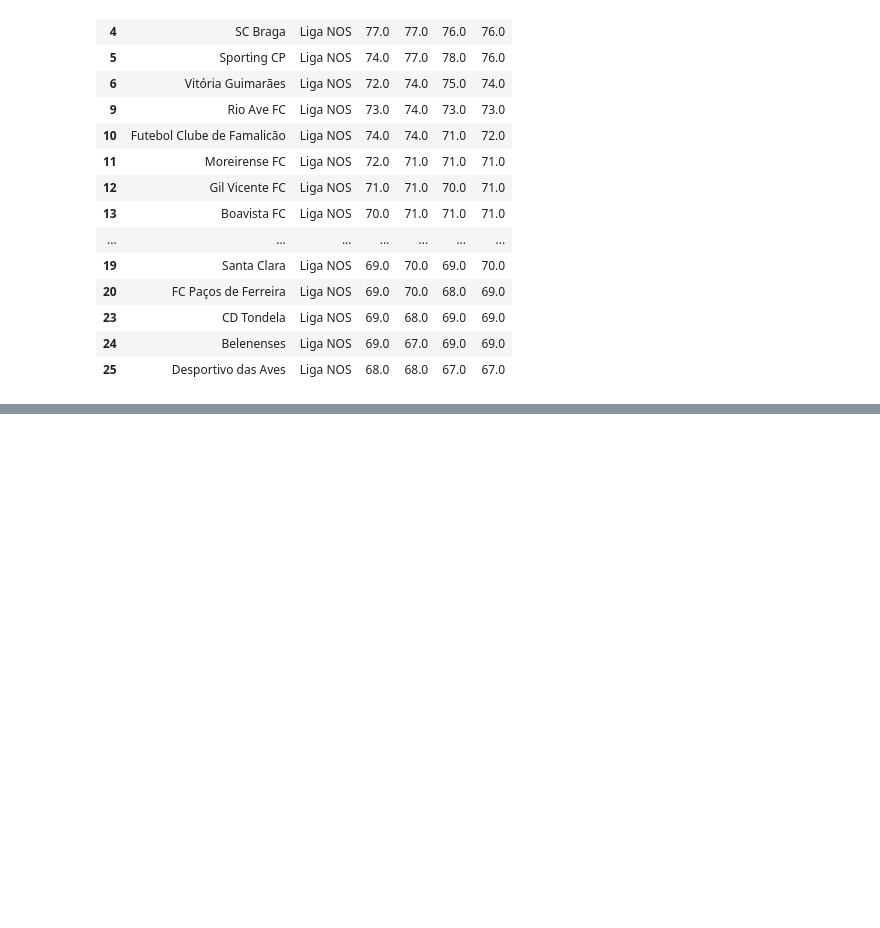
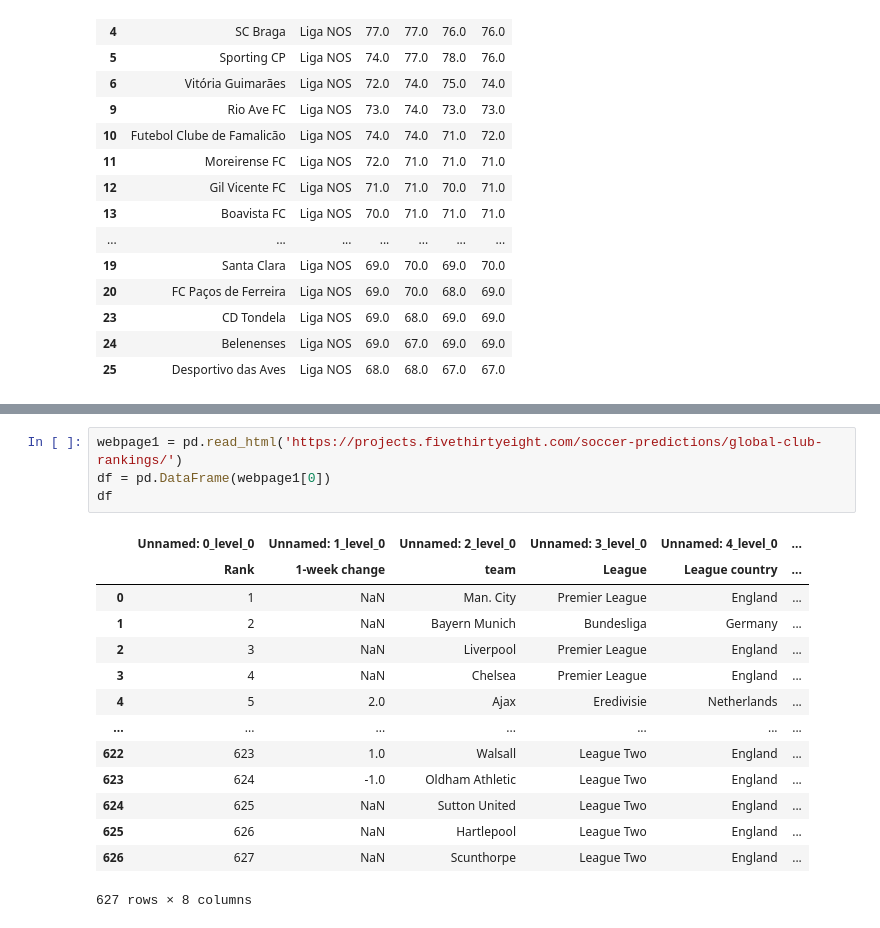
Before and after one commit to TiagoVilaVerde/TFM_KSCHOOL, a Jupyter notebook: 2. Extract teams ratings.ipynb, the cells around one changed output, grey strips where cells are left out. Drawn from its saved outputs; the diff is of its cells as text; blank space fills up the shorter version.

```diff
--- a/2. Extract teams ratings.ipynb
+++ b/2. Extract teams ratings.ipynb
@@ -109,0 +193,19 @@ df
+# %%
+webpage1 = pd.read_html('https://projects.fivethirtyeight.com/soccer-predictions/global-club-rankings/')
+df = pd.DataFrame(webpage1[0])
+df
+# %% [output]
+|  | Unnamed: 0_level_0 | Unnamed: 1_level_0 | Unnamed: 2_level_0 | Unnamed: 3_level_0 | Unnamed: 4_level_0 | ... |
+|  | Rank | 1-week change | team | League | League country | ... |
+| 0 | 1 | NaN | Man. City | Premier League | England | ... |
+| 1 | 2 | NaN | Bayern Munich | Bundesliga | Germany | ... |
+| 2 | 3 | NaN | Liverpool | Premier League | England | ... |
+| 3 | 4 | NaN | Chelsea | Premier League | England | ... |
+| 4 | 5 | 2.0 | Ajax | Eredivisie | Netherlands | ... |
+| ... | ... | ... | ... | ... | ... | ... |
+| 622 | 623 | 1.0 | Walsall | League Two | England | ... |
+| 623 | 624 | -1.0 | Oldham Athletic | League Two | England | ... |
+| 624 | 625 | NaN | Sutton United | League Two | England | ... |
+| 625 | 626 | NaN | Hartlepool | League Two | England | ... |
+| 626 | 627 | NaN | Scunthorpe | League Two | England | ... |
+627 rows × 8 columns
```
Also changed, not shown: parts of 5 cells of this notebook.
